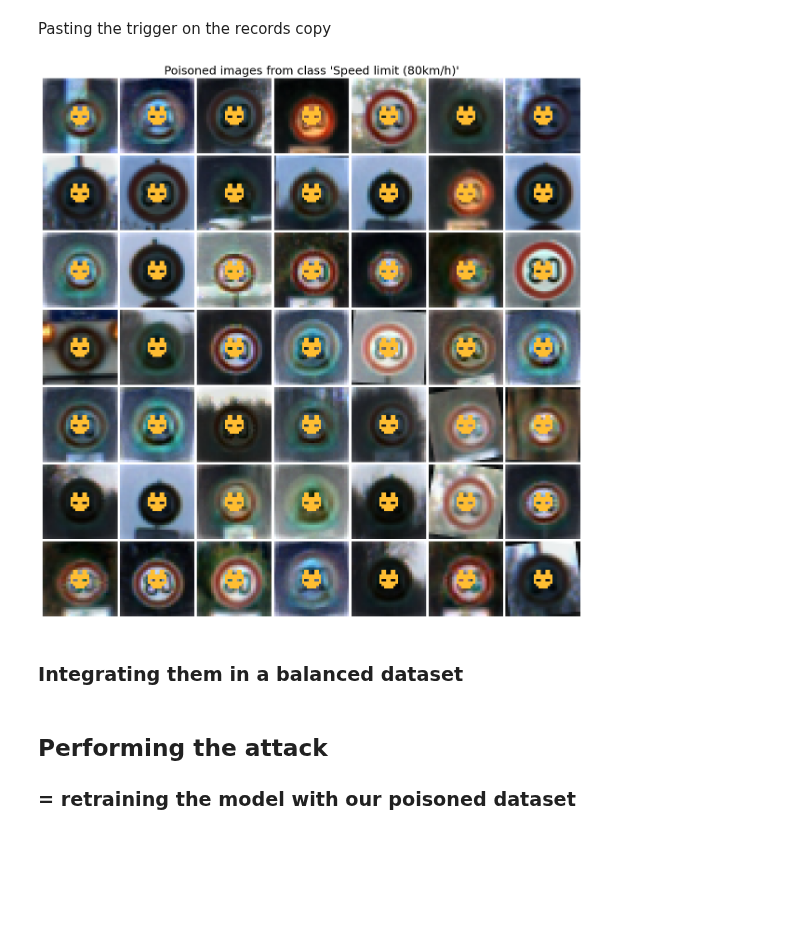
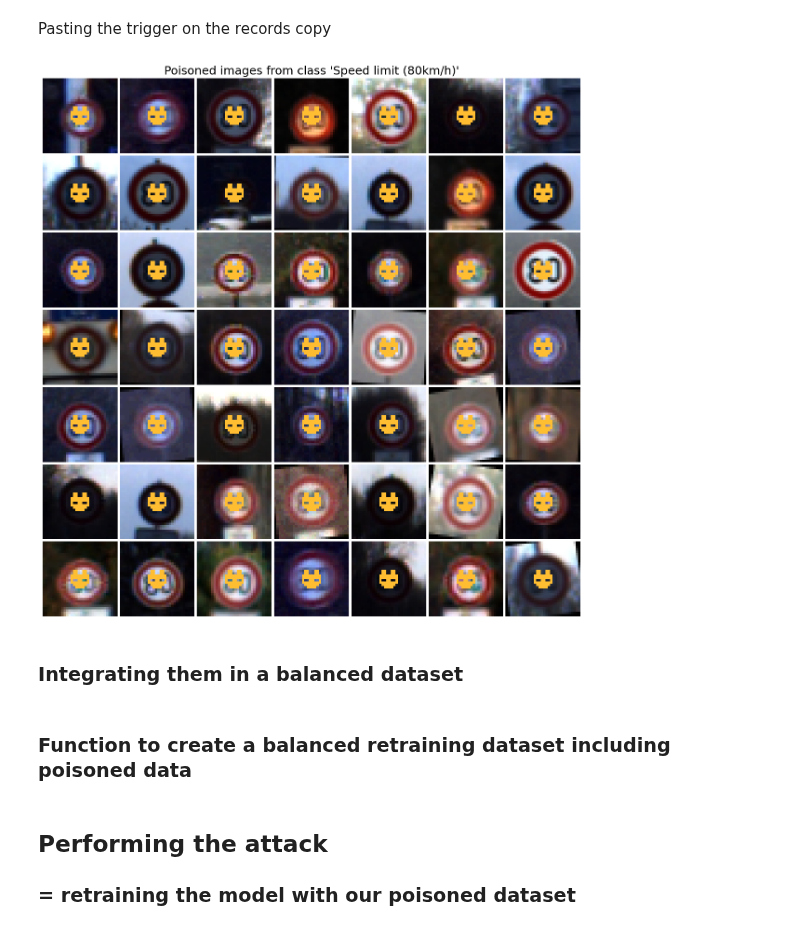
Before and after one commit to KarlFreiwald/SE4AI, a Jupyter notebook: Naive_Trojan.ipynb, the cells around one changed output. Drawn from its saved outputs; the diff is of its cells as text; code cells hidden in the pictures; blank space fills up the shorter version.

Commit message:
retraining on balanced dataset + extra poisoned data

```diff
--- a/Naive_Trojan.ipynb
+++ b/Naive_Trojan.ipynb
@@ -19,7 +19,8 @@ notebook_path = 'CNN.ipynb'
 function_name = 'label_text'
 label_text = load_function_from_notebook(notebook_path, function_name)
 # %%
-pickle_index = 2
+#Make sure you processed and stored the data for the following pickle index
+pickle_index = 1
 x_train, y_train, x_val, y_val, x_test, y_test = load_data_from_pickle(pickle_index)
 # %% [markdown]
 ## Creating the trojan trigger
@@ -85,27 +85,30 @@ Pasting the trigger on the records copy
 # %%
 #getting the trigger image
 trigger_path = "images/"
 trigger_name = "colored_cat.png"
 trigger_image = Image.open(trigger_path+trigger_name).convert("RGBA")
 #converting to rgb array
 trigger_array = np.array(trigger_image)
 rgb_trigger = trigger_array[:,:,0:3]
 #parameters
 position = (11, 11)
 mask = np.where(trigger_array[:,:,3] > 128, 1, 0)
 #sticking trigger
 for i in range(len(copies)):
     copies[i] = add_trigger(copies[i], position, rgb_trigger, mask)
+poisoned_data = copies
 #plotting
 fig = plt.figure()
-grid = convert_to_grid(copies)
+grid = convert_to_grid(poisoned_data)
 plt.imshow(grid.astype('uint8'), cmap='gray')
 plt.axis('off')
 plt.gcf().set_size_inches(15, 15)
 plt.title("Poisoned images from class '"+ source_class+"'",fontsize=18)
 plt.show()
 plt.close()
 # %% [output]
-[figure, old version]
+[figure, new version]
 # %% [markdown]
 ### Integrating them in a balanced dataset
+# %% [markdown]
+### Function to create a balanced retraining dataset including poisoned data
```
Also changed, not shown: parts of 15 cells of this notebook, 2 other files.
